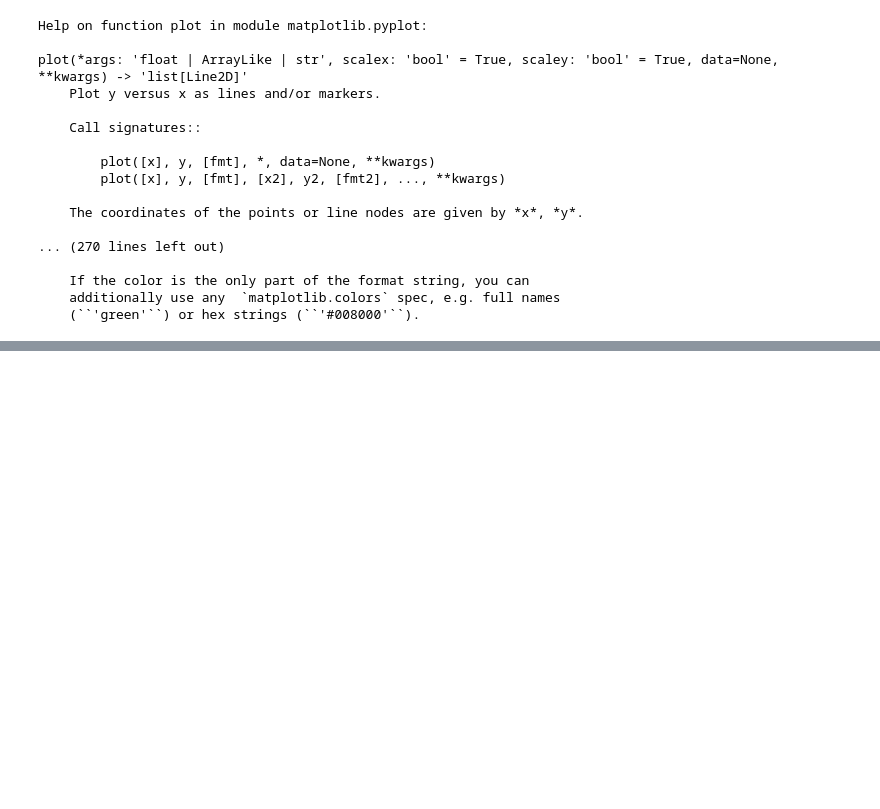
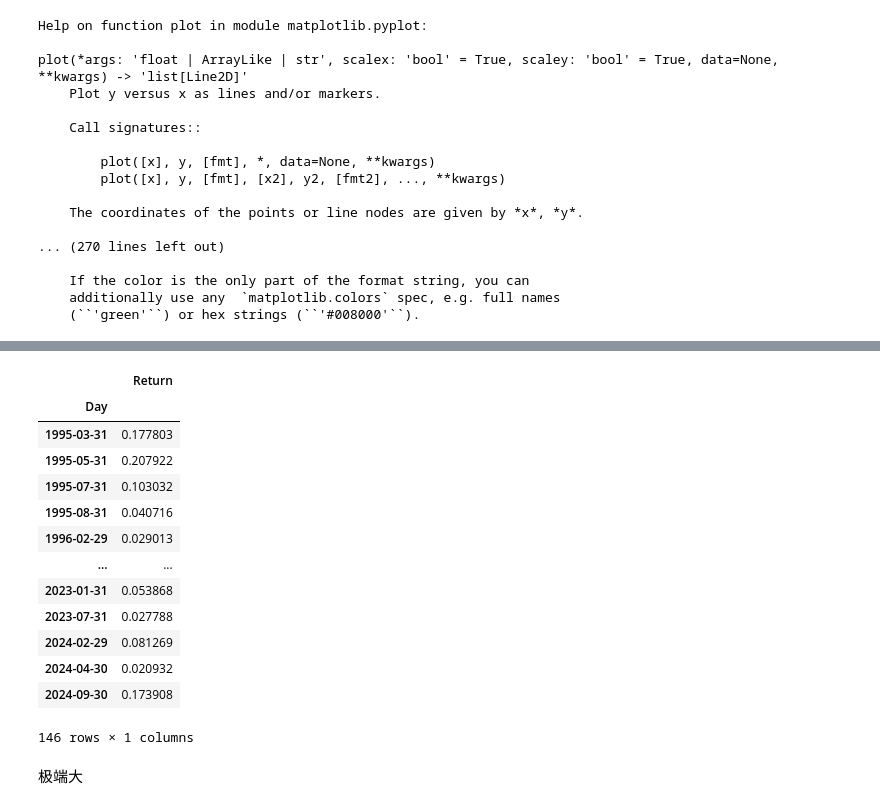
Before and after one commit to 1999Kiera1999/ZhaoQy-Python, a Jupyter notebook: 第三代码.ipynb, the cells around one changed output, grey strips where cells are left out. Saved outputs shown, nothing was run; the diff lists cells and outputs as text; code cells hidden in the pictures; blank space fills up the shorter version.

```diff
--- a/第三代码.ipynb
+++ b/第三代码.ipynb
@@ -167,0 +260,19 @@ plot(*args: 'float | ArrayLike | str', scalex: 'bool' = True, scaley: 'bool' = T
+# %%
+Month_data[Month_data['Return']>0.018812575594151015]
+# %% [output]
+|  | Return |
+| Day |  |
+| 1995-03-31 | 0.177803 |
+| 1995-05-31 | 0.207922 |
+| 1995-07-31 | 0.103032 |
+| 1995-08-31 | 0.040716 |
+| 1996-02-29 | 0.029013 |
+| ... | ... |
+| 2023-01-31 | 0.053868 |
+| 2023-07-31 | 0.027788 |
+| 2024-02-29 | 0.081269 |
+| 2024-04-30 | 0.020932 |
+| 2024-09-30 | 0.173908 |
+146 rows × 1 columns
+# %% [markdown]
+极端大
```
Also changed, not shown: parts of 38 cells of this notebook.
